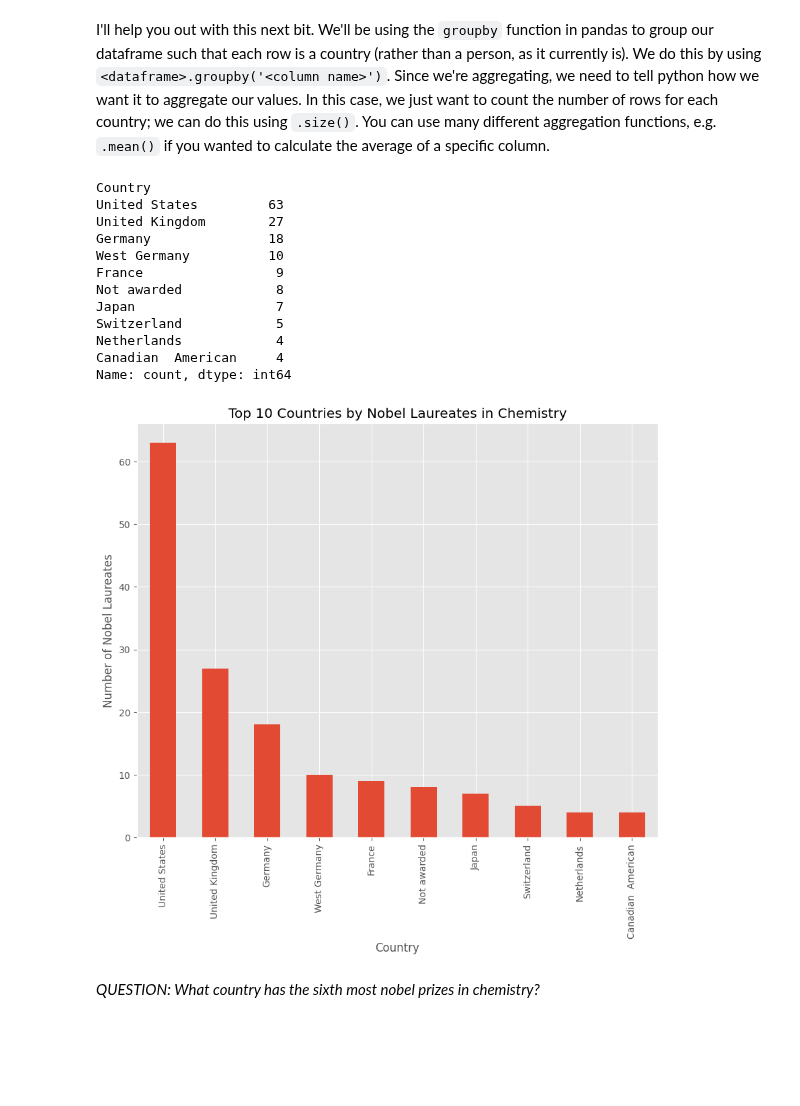
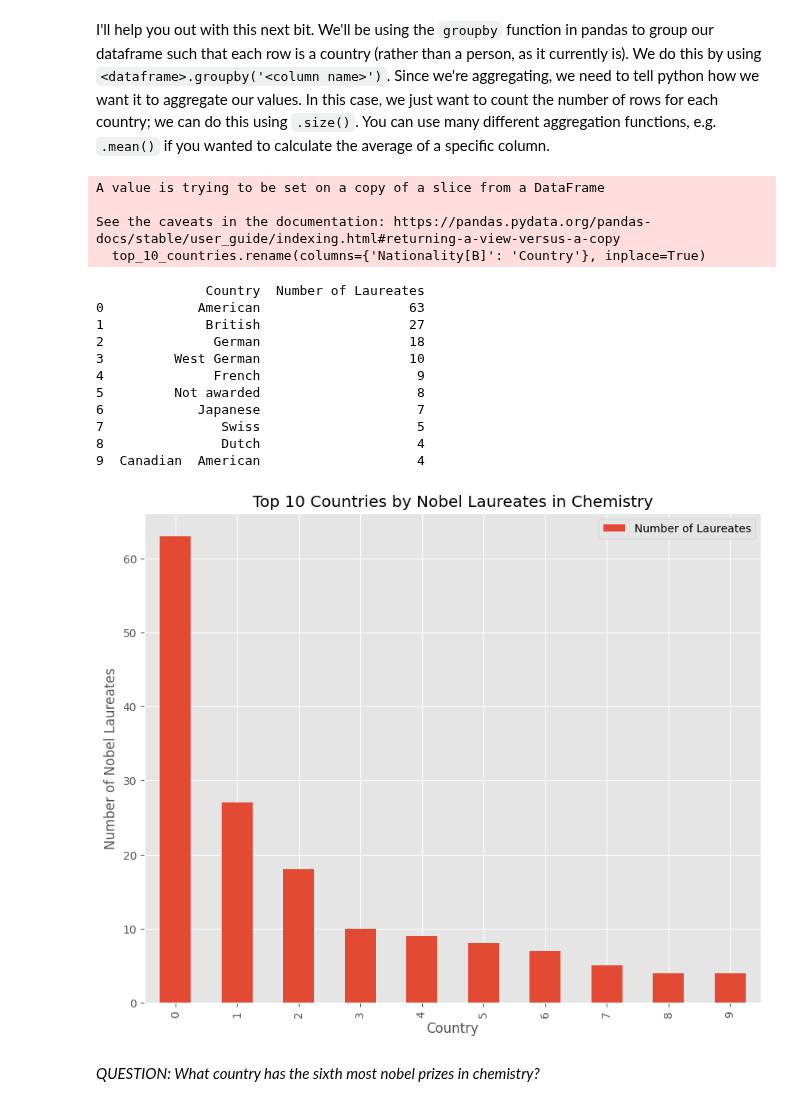
Before and after one commit to julia13dfm/QM2, a Jupyter notebook: notebooks/W02. Pandas.ipynb, the cells around one changed output. Drawn from its saved outputs; the diff is of its cells as text; code cells hidden in the pictures; blank space fills up the shorter version.

```diff
--- a/notebooks/W02. Pandas.ipynb
+++ b/notebooks/W02. Pandas.ipynb
@@ -509,29 +488,34 @@ chemistry_df['Country'] = chemistry_df['Nationality[B]'].replace(nationality_to_
 I'll help you out with this next bit. We'll be using the `groupby` function in pandas to group our dataframe such that each row is a country (rather than a person, as it currently is). We do this by using `<dataframe>.groupby('<column name>')`. Since we're aggregating, we need to tell python how we want it to aggregate our values. In this case, we just want to count the number of rows for each country; we can do this using `.size()`. You can use many different aggregation functions, e.g. `.mean()` if you wanted to calculate the average of a specific column.
 # %%
 # create a new dataframe called 'country' in which each row is a country, and the values represent the number of nobel laureates.
-country_df = chemistry_df.groupby('Country').size().reset_index(name='Number of Laureates')
+country_df = chemistry_df.groupby('Nationality[B]').size().reset_index(name='Number of Laureates')
 # now sort it in descending order
 country_df = country_df.sort_values(by='Number of Laureates', ascending=False).reset_index(drop=True)
 # finally, plot the top 10 countries
+top_10_countries = country_df.head(10)
+top_10_countries.rename(columns={'Nationality[B]': 'Country'}, inplace=True)
 print(top_10_countries)
 top_10_countries.plot(kind='bar', title='Top 10 Countries by Nobel Laureates in Chemistry')
 plt.xlabel('Country')
 plt.ylabel('Number of Nobel Laureates')
 plt.show()
 #Japan has the sixth most Nobel Prizes in Chemistry. The sixth row is called not awarded because some Nobel Prizes in Chemistry were not awarded during certain years.
 # %% [output]
-Country
-United States         63
-United Kingdom        27
-Germany               18
-West Germany          10
-France                 9
-Not awarded            8
-Japan                  7
-Switzerland            5
-Netherlands            4
-Canadian  American     4
-Name: count, dtype: int64
+A value is trying to be set on a copy of a slice from a DataFrame
+
+See the caveats in the documentation: https://pandas.pydata.org/pandas-docs/stable/user_guide/indexing.html#returning-a-view-versus-a-copy
+  top_10_countries.rename(columns={'Nationality[B]': 'Country'}, inplace=True)
+              Country  Number of Laureates
+0            American                   63
+1             British                   27
+2              German                   18
+3         West German                   10
+4              French                    9
+5         Not awarded                    8
+6            Japanese                    7
+7               Swiss                    5
+8               Dutch                    4
+9  Canadian  American                    4
-[figure, old version]
+[figure, new version]
 # %% [markdown]
 *QUESTION: What country has the sixth most nobel prizes in chemistry?*
```
Also changed, not shown: parts of 8 cells of this notebook.
